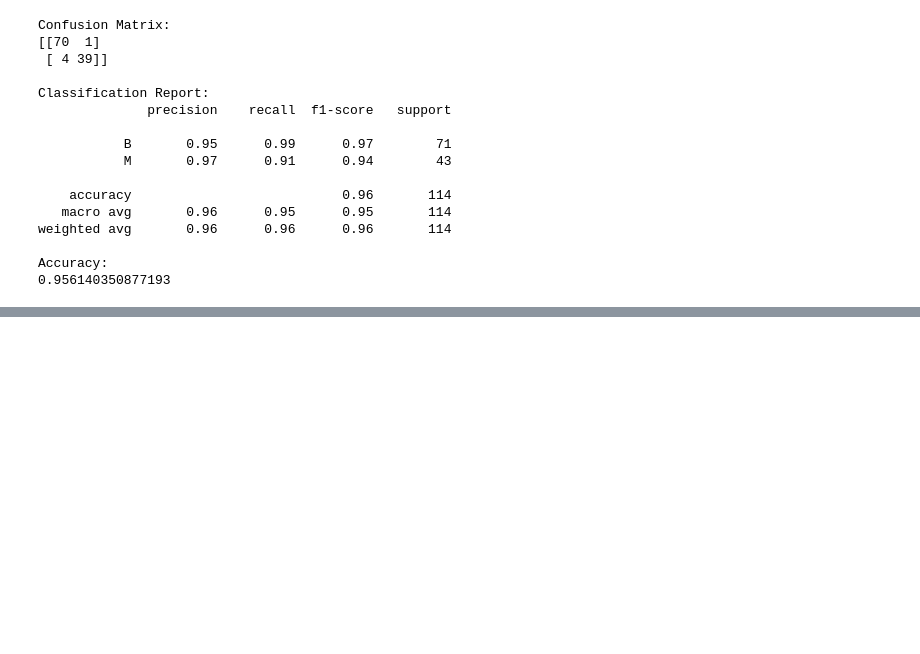
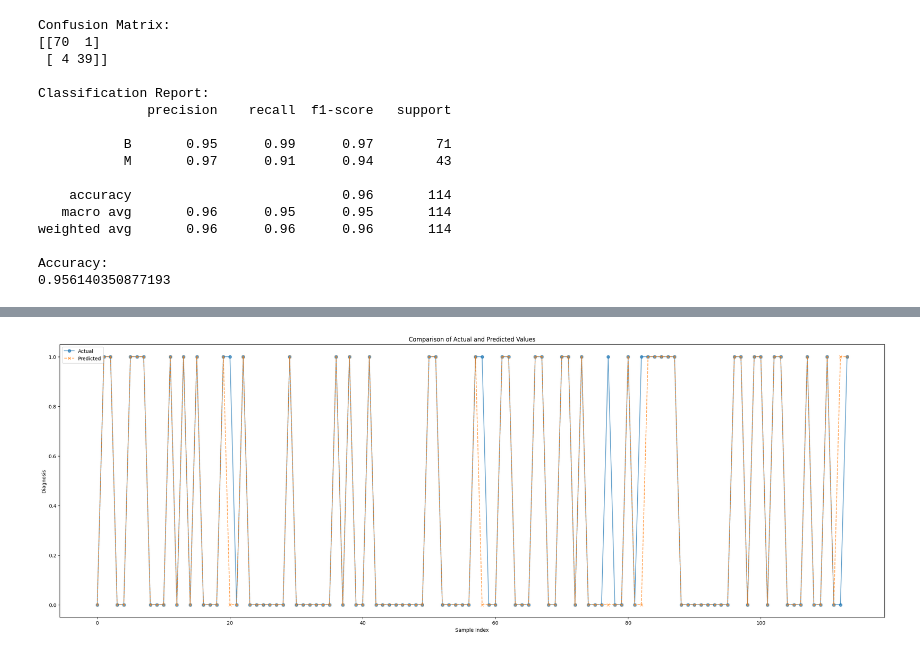
Before and after one commit to S-Shikhar/ML, a Jupyter notebook: Logistic Regression/Sample 1/LR_1.ipynb, the cells around one changed output, grey strips where cells are left out. Saved outputs shown, nothing was run; the diff lists cells and outputs as text; code cells hidden in the pictures; blank space fills up the shorter version.

```diff
--- a/Logistic Regression/Sample 1/LR_1.ipynb
+++ b/Logistic Regression/Sample 1/LR_1.ipynb
@@ -132,0 +145,11 @@ Accuracy:
+# %%
+plt.figure(figsize=(30, 10))
+plt.plot(y_test.values, label="Actual", marker='o', linestyle='-', alpha=0.7)
+plt.plot(y_pred, label="Predicted", marker='x', linestyle='--', alpha=0.7)
+plt.title("Comparison of Actual and Predicted Values")
+plt.xlabel("Sample Index")
+plt.ylabel("Diagnosis")
+plt.legend()
+plt.show()
+# %% [output]
+[figure, added]
```
Also changed, not shown: parts of 2 cells of this notebook, 1 other file.
